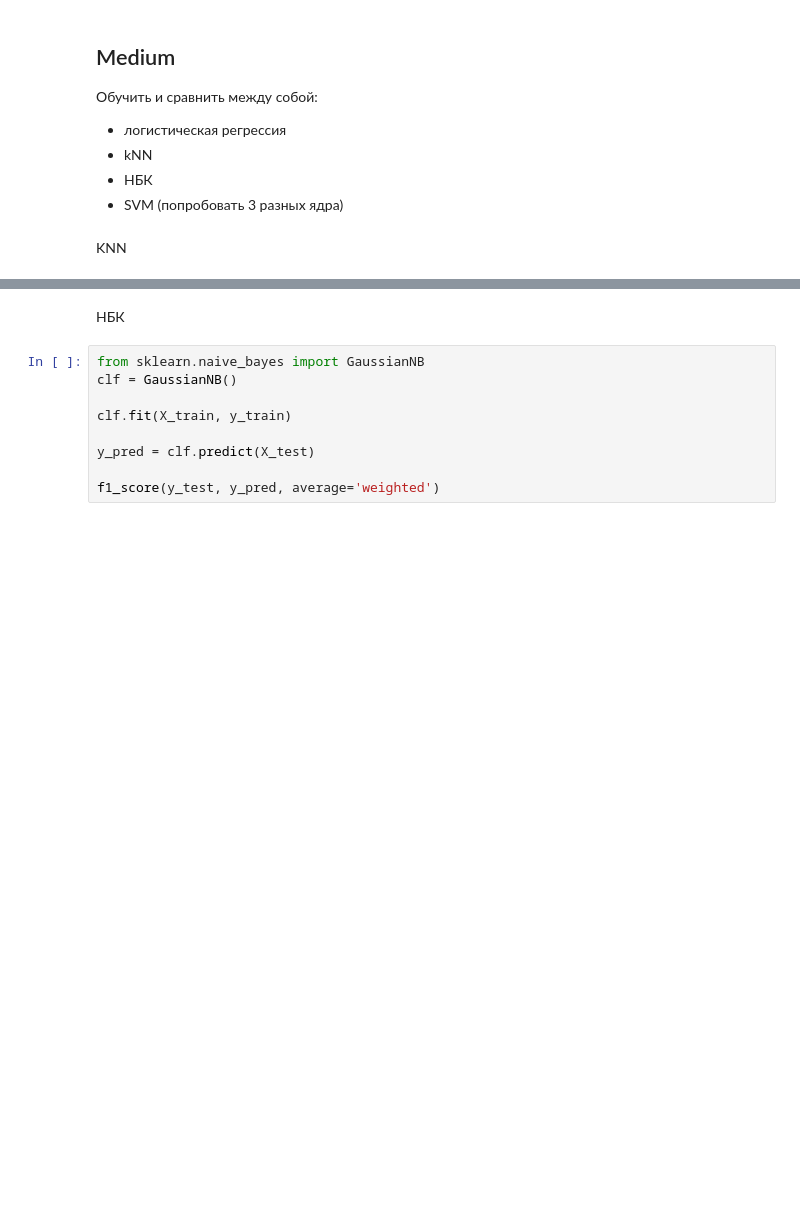
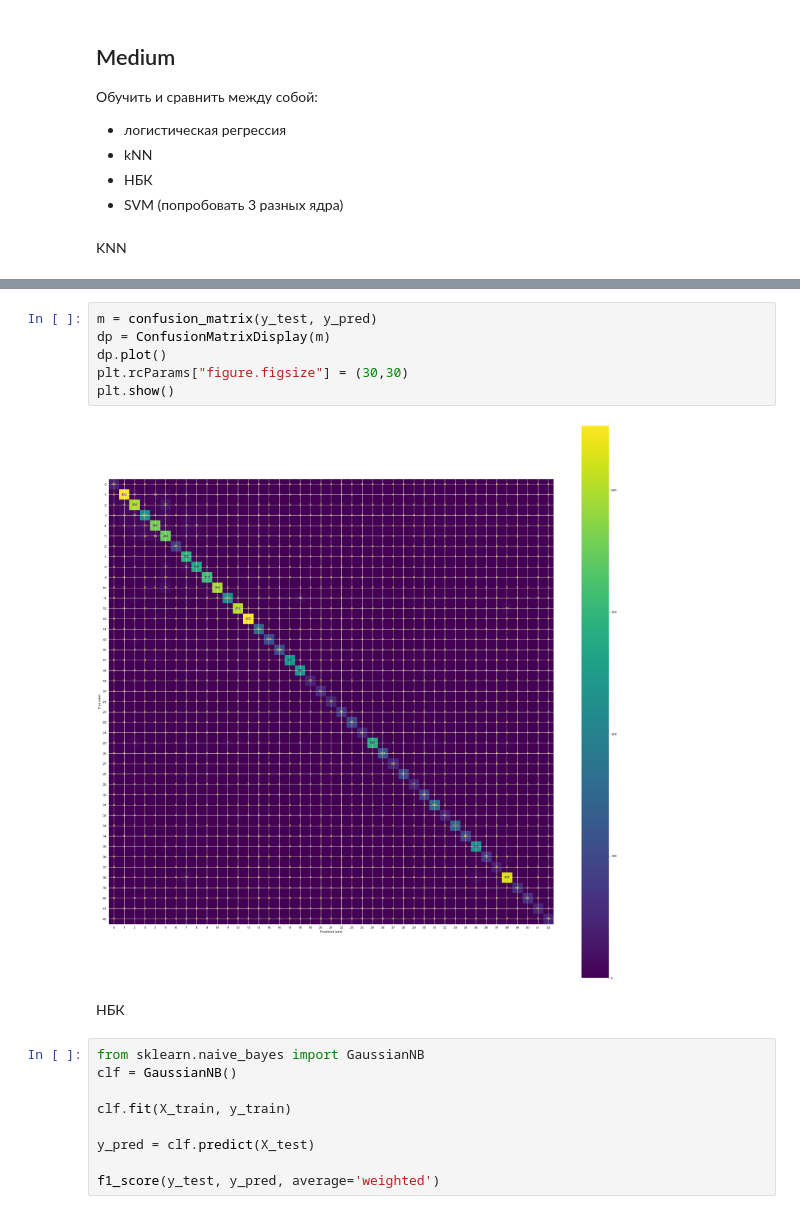
Before and after one commit to pagaf/HSEMLCourse, a Jupyter notebook: notebooks/hw-3.ipynb, the cells around one changed output, grey strips where cells are left out. Saved outputs shown, nothing was run; the diff lists cells and outputs as text; blank space fills up the shorter version.

```diff
--- a/notebooks/hw-3.ipynb
+++ b/notebooks/hw-3.ipynb
@@ -55,3 +107,11 @@ f1_score(y_test, y_pred, average='weighted')
+# %%
+m = confusion_matrix(y_test, y_pred)
+dp = ConfusionMatrixDisplay(m)
+dp.plot()
+plt.rcParams["figure.figsize"] = (30,30)
+plt.show()
+# %% [output]
+[figure, added]
 # %% [markdown]
 НБК
 # %%
```
Also changed, not shown: parts of 15 cells of this notebook.
